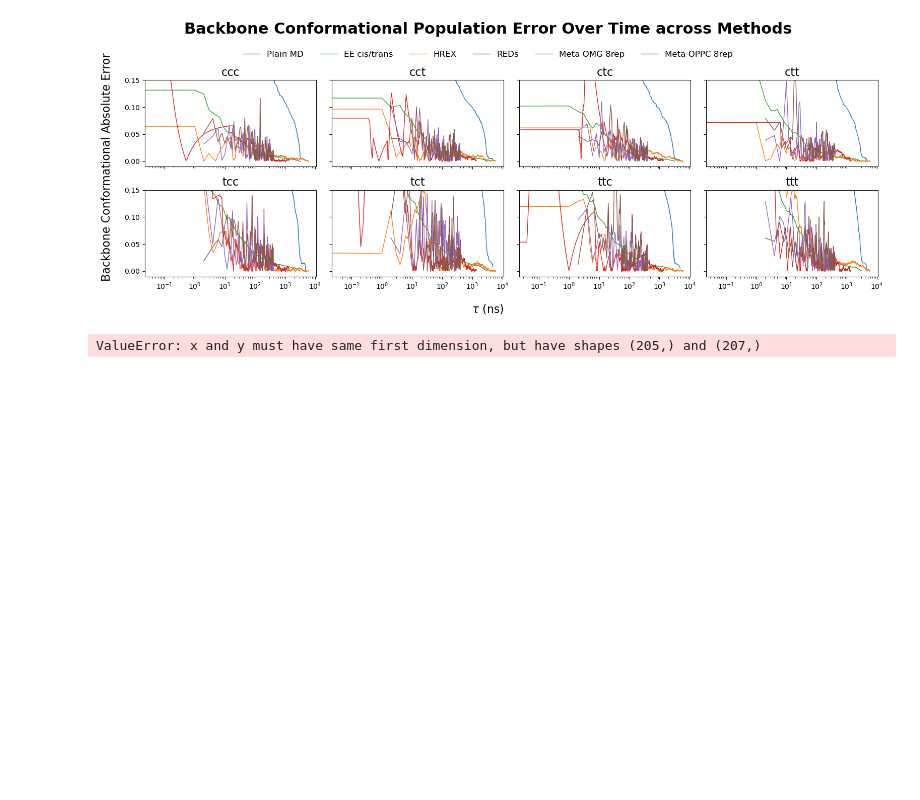
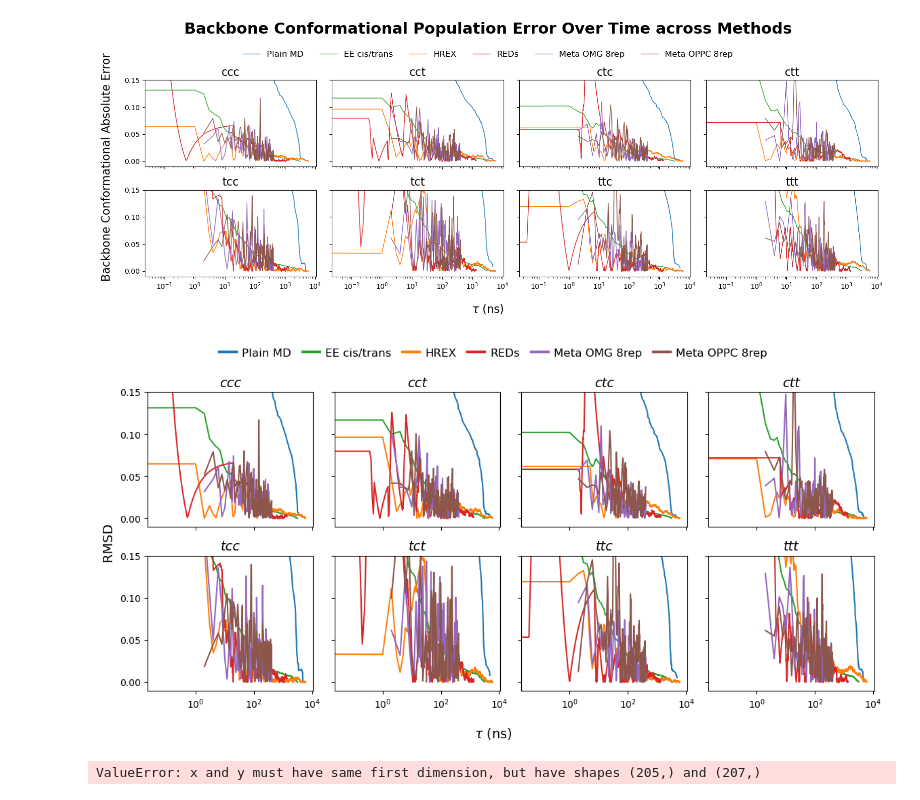
Before and after one commit to starwingc/peptoid_ESM, a Jupyter notebook: Analysis/error_over_time_8_conform.ipynb, the cells around one changed output. Saved outputs shown, nothing was run; the diff lists cells and outputs as text; code cells hidden in the pictures; blank space fills up the shorter version.

```diff
--- a/Analysis/error_over_time_8_conform.ipynb
+++ b/Analysis/error_over_time_8_conform.ipynb
@@ -284,6 +284,89 @@ fig.savefig("fig/error_over_time_separate_8_conform_log_scale_plot.pdf")
 plt.show()
 # %% [output]
 [figure]
+# %%
+import matplotlib.pyplot as plt
+import numpy as np
+
+# === Settings ===
+conform_num = 8
+
+# Fixed colors per method
+method_colors = {
+    "Plain MD":       "#1f77b4",  # blue
+    "HREX":           "#ff7f0e",  # orange
+    "EE cis/trans":   "#2ca02c",  # green
+    "REDs":           "#d62728",  # red
+    "Meta OMG 8rep":  "#9467bd",  # purple
+    "Meta OPPC 8rep": "#8c564b",  # brown
+}
+
+# === Time setups per method (Preserving your logic) ===
+# Ensure these arrays exist in your environment
+plain_t = np.arange(plain_md_errors.shape[1]) * 0.1
+ee_t    = np.arange(ee_errors.shape[1]) * 1
+hrex_t  = np.arange(hrex_errors.shape[2]) * 1
+reds_t  = np.arange(reds_errors.shape[2]) * 0.04
+omg_t   = np.arange(2, 416, 2)
+oppc_t  = np.arange(2, 412, 2)
+
+# === Create figure ===
+fig, axes = plt.subplots(2, 4, figsize=(12, 6), sharex=True, sharey=True)
+axes = axes.flatten()
+
+for i in range(conform_num):
+    ax = axes[i]
+
+    # Plotting loop (Explicitly defined to match your variable names)
+    ax.plot(plain_t, plain_md_errors[i], color=method_colors["Plain MD"], label="Plain MD", linewidth=1.5)
+    ax.plot(ee_t, ee_errors[i], color=method_colors["EE cis/trans"], label="EE cis/trans", linewidth=1.5)
+    ax.plot(hrex_t, hrex_errors[0, i, :], color=method_colors["HREX"], label="HREX", linewidth=1.5)
+    ax.plot(reds_t, reds_errors[0, i, :], color=method_colors["REDs"], label="REDs", linewidth=1.5)
+    ax.plot(omg_t, omg8rep_errors[i], color=method_colors["Meta OMG 8rep"], label="Meta OMG 8rep", linewidth=1.5)
+    ax.plot(oppc_t, oppc8rep_errors[i], color=method_colors["Meta OPPC 8rep"], label="Meta OPPC 8rep", linewidth=1.5)
+
+    # Styling
+    ax.set_title(conformation_list[i], fontstyle='italic', fontsize=14)
+    ax.set_ylim(-0.01, 0.15)
+    ax.set_yticks(np.arange(0, 0.16, 0.05))
+    ax.set_xscale("log")
+
+    # Optional: Subtle grid
+    # ax.grid(True, which="major", axis="both", ls="-", alpha=0.15, color='gray')
+
+# === Shared Axis Labels ===
+fig.supxlabel(r'$\tau$ (ns)', fontsize=14)
+fig.supylabel("RMSD ", fontsize=14)
+
+# === LEGEND SETUP (Top Edge Style) ===
+# Get handles/labels from the first axis to avoid duplicates
+handles, labels = axes[0].get_legend_handles_labels()
+
+leg = fig.legend(
+    handles,
+    labels,
+    loc='upper center',         # Anchor point on the legend box
+    bbox_to_anchor=(0.5, 1.0),  # Anchor point on the figure (Top Center)
+    ncol=len(labels),           # Dynamic column count
+    frameon=False,
+    handlelength=1.5,
+    handletextpad=0.5,
+    columnspacing=1.0,
+    fontsize=12
+)
+
+# Make legend lines thicker for visibility
+for line in leg.get_lines():
+    line.set_linewidth(3.0)
+
+# === Layout Adjustment ===
+# rect=[left, bottom, right, top] -> top=0.9 leaves 10% space at top for legend
+plt.tight_layout(rect=[0, 0, 0.99, 0.93])
+
+plt.savefig("fig/error_over_time_separate_8_conform_log_scale_plot.pdf", dpi=300)
+plt.show()
+# %% [output]
+[figure, added]
 # %%
 import matplotlib.pyplot as plt
 import numpy as np
```
Also changed, not shown: 4 other files.
